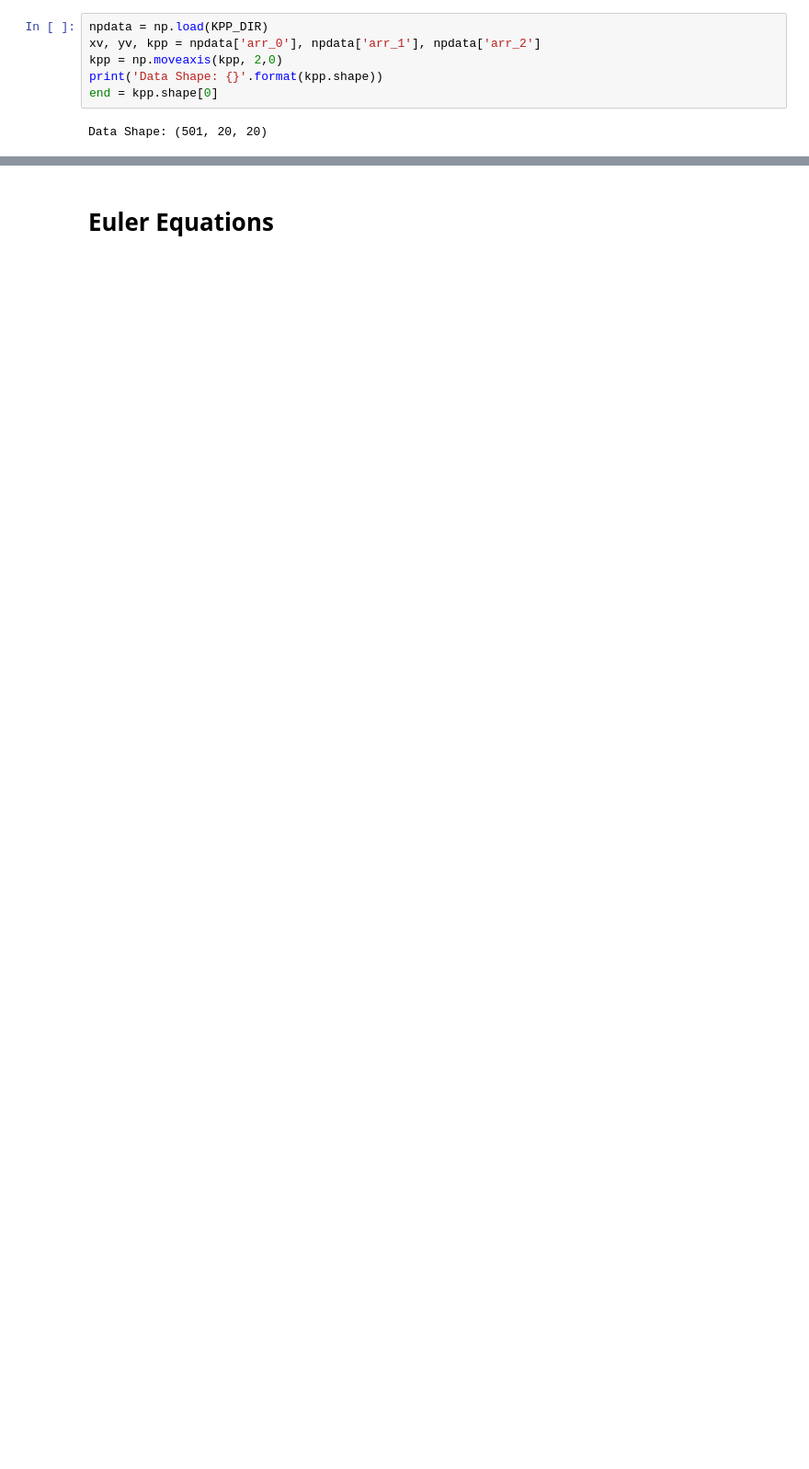
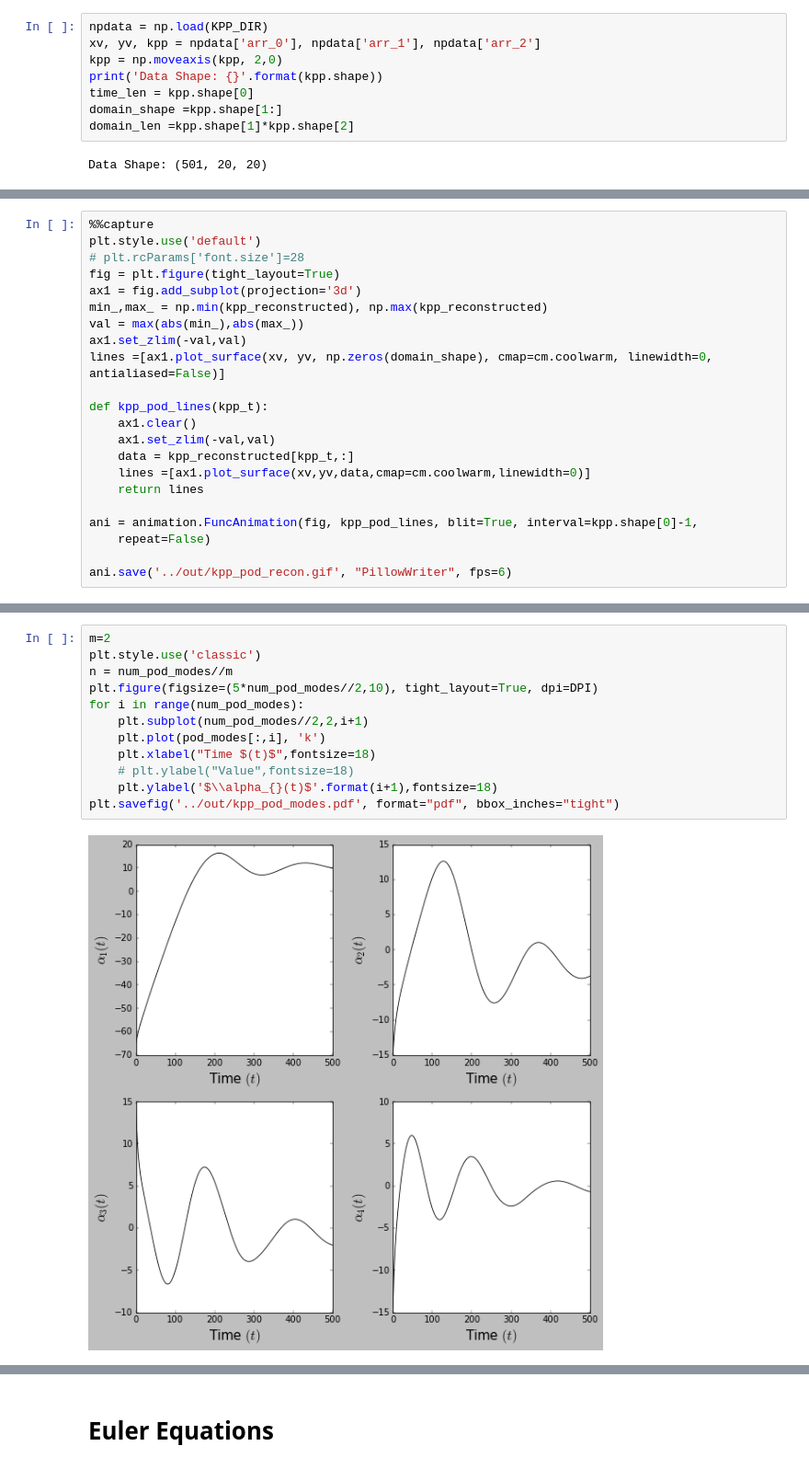
Before and after one commit to dlhallman/pod_hbnode, a Jupyter notebook: doc/Decompositions.ipynb, the cells around one changed output, grey strips where cells are left out. Shown at 92% size. Drawn from its saved outputs; the diff is of its cells as text; blank space fills up the shorter version.

```diff
--- a/doc/Decompositions.ipynb
+++ b/doc/Decompositions.ipynb
@@ -183,7 +220,9 @@ npdata = np.load(KPP_DIR)
 xv, yv, kpp = npdata['arr_0'], npdata['arr_1'], npdata['arr_2']
 kpp = np.moveaxis(kpp, 2,0)
 print('Data Shape: {}'.format(kpp.shape))
-end = kpp.shape[0]
+time_len = kpp.shape[0]
+domain_shape =kpp.shape[1:]
+domain_len =kpp.shape[1]*kpp.shape[2]
 # %% [output]
 Data Shape: (501, 20, 20)
 # %%
@@ -216,0 +290,22 @@ REDUCED MODEL SHAPE: (20, 4)
+# %%
+%%capture
+plt.style.use('default')
+# plt.rcParams['font.size']=28
+fig = plt.figure(tight_layout=True)
+ax1 = fig.add_subplot(projection='3d')
+min_,max_ = np.min(kpp_reconstructed), np.max(kpp_reconstructed)
+val = max(abs(min_),abs(max_))
+ax1.set_zlim(-val,val)
+lines =[ax1.plot_surface(xv, yv, np.zeros(domain_shape), cmap=cm.coolwarm, linewidth=0, antialiased=False)]
+
+def kpp_pod_lines(kpp_t):
+    ax1.clear()
+    ax1.set_zlim(-val,val)
+    data = kpp_reconstructed[kpp_t,:]
+    lines =[ax1.plot_surface(xv,yv,data,cmap=cm.coolwarm,linewidth=0)]
+    return lines
+
+ani = animation.FuncAnimation(fig, kpp_pod_lines, blit=True, interval=kpp.shape[0]-1,
+    repeat=False)
+
+ani.save('../out/kpp_pod_recon.gif', "PillowWriter", fps=6)
@@ -216,0 +316,14 @@ REDUCED MODEL SHAPE: (20, 4)
+# %%
+m=2
+plt.style.use('classic')
+n = num_pod_modes//m
+plt.figure(figsize=(5*num_pod_modes//2,10), tight_layout=True, dpi=DPI)
+for i in range(num_pod_modes):
+    plt.subplot(num_pod_modes//2,2,i+1)
+    plt.plot(pod_modes[:,i], 'k')
+    plt.xlabel("Time $(t)$",fontsize=18)
+    # plt.ylabel("Value",fontsize=18)
+    plt.ylabel('$\\alpha_{}(t)$'.format(i+1),fontsize=18)
+plt.savefig('../out/kpp_pod_modes.pdf', format="pdf", bbox_inches="tight")
+# %% [output]
+[figure, added]
```
Also changed, not shown: parts of 28 cells of this notebook, 22 other files.
